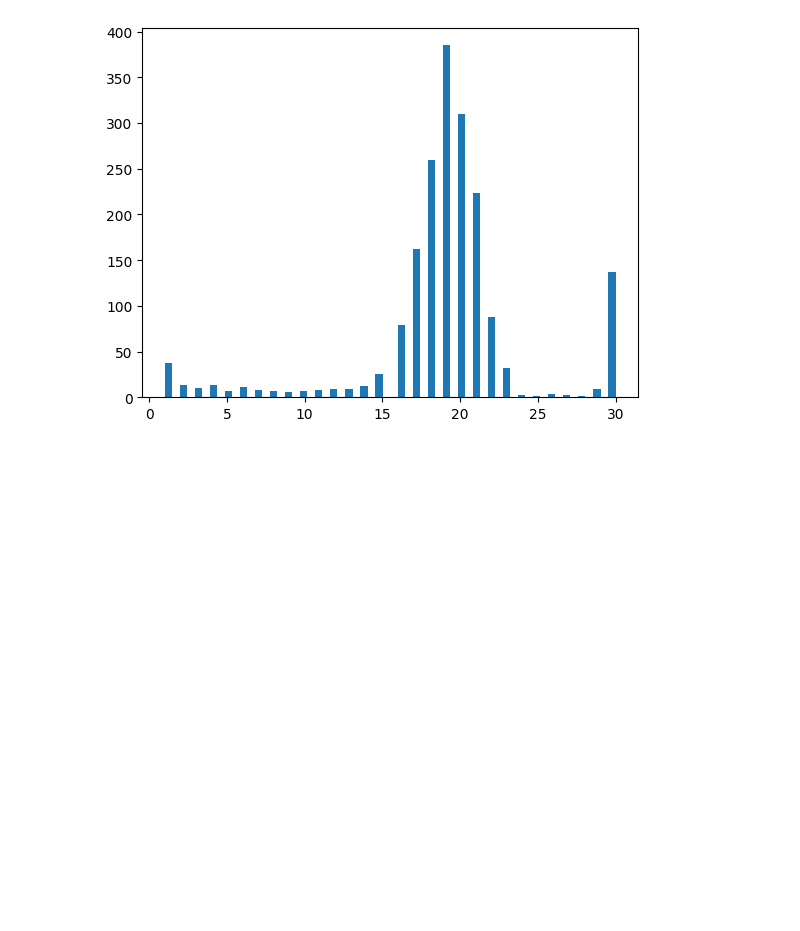
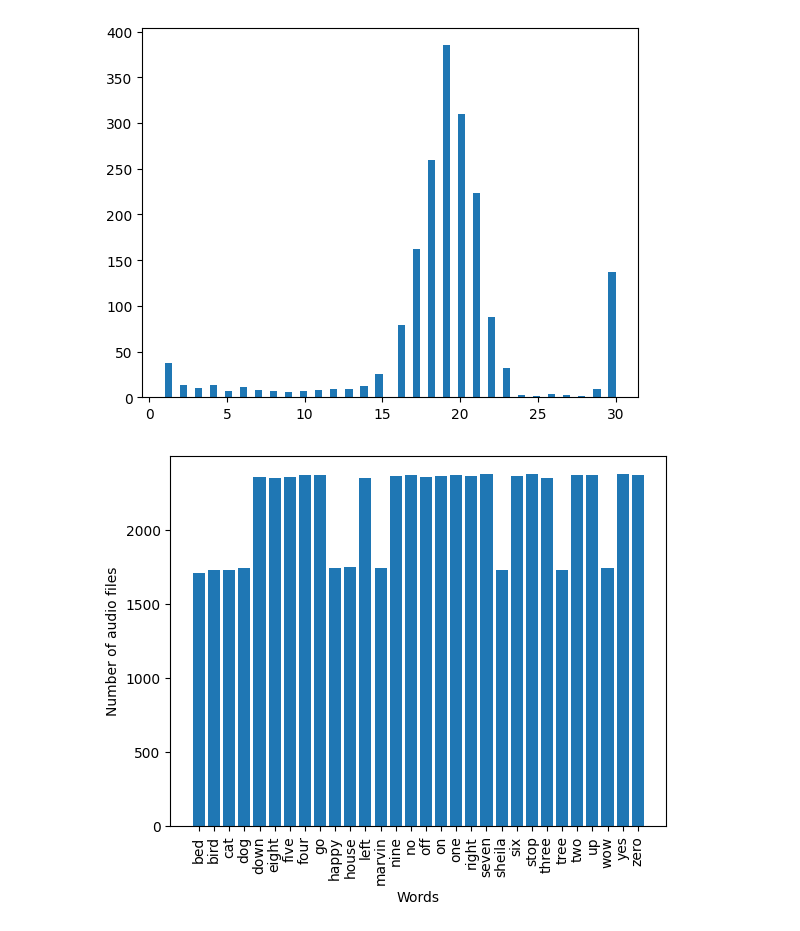
Before and after one commit to pavonism/intro-to-ml, a Jupyter notebook: scripts/DataPreprocessing.ipynb, the cells around one changed output. Cells and saved outputs as stored; diff of their text form; code cells hidden in the pictures; blank space fills up the shorter version.

Commit message:
Adjust data preprocessing to new project requirements

```diff
--- a/scripts/DataPreprocessing.ipynb
+++ b/scripts/DataPreprocessing.ipynb
@@ -92,6 +91,29 @@ plt.hist(file_occurances, bins=60)
         30.        ]),
  <BarContainer object of 60 artists>)
 [figure]
+# %%
+import glob
+import os
+from typing import Dict, List
+
+from matplotlib import pyplot as plt
+
+word_to_audio_files: Dict[str, List[str]] = {}
+
+for word in os.listdir('../data/tsrc/train/audio'):
+    if word == '_background_noise_':
+        continue
+    word_to_audio_files[word] = glob.glob(f"../data/tsrc/train/audio/{word}/*.wav")
+
+
+file_occurances = [len(files) for files in word_to_audio_files.values()]
+plt.bar(word_to_audio_files.keys(), file_occurances)
+plt.xticks(rotation=90)
+plt.ylabel('Number of audio files')
+plt.xlabel('Words')
+plt.show()
+# %% [output]
+[figure, added]
 # %%
 import random
 import numpy as np
```
Also changed, not shown: parts of 2 cells of this notebook, 3 other files.
